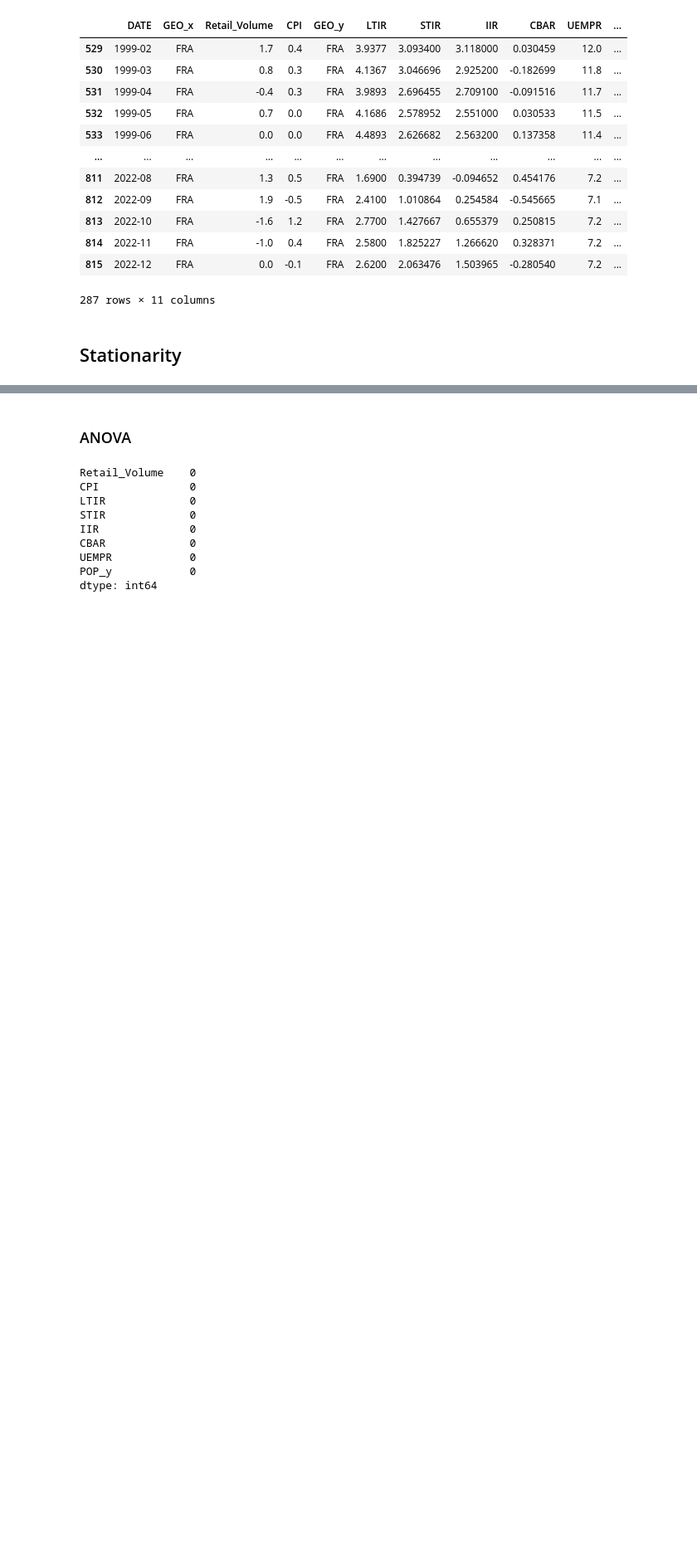
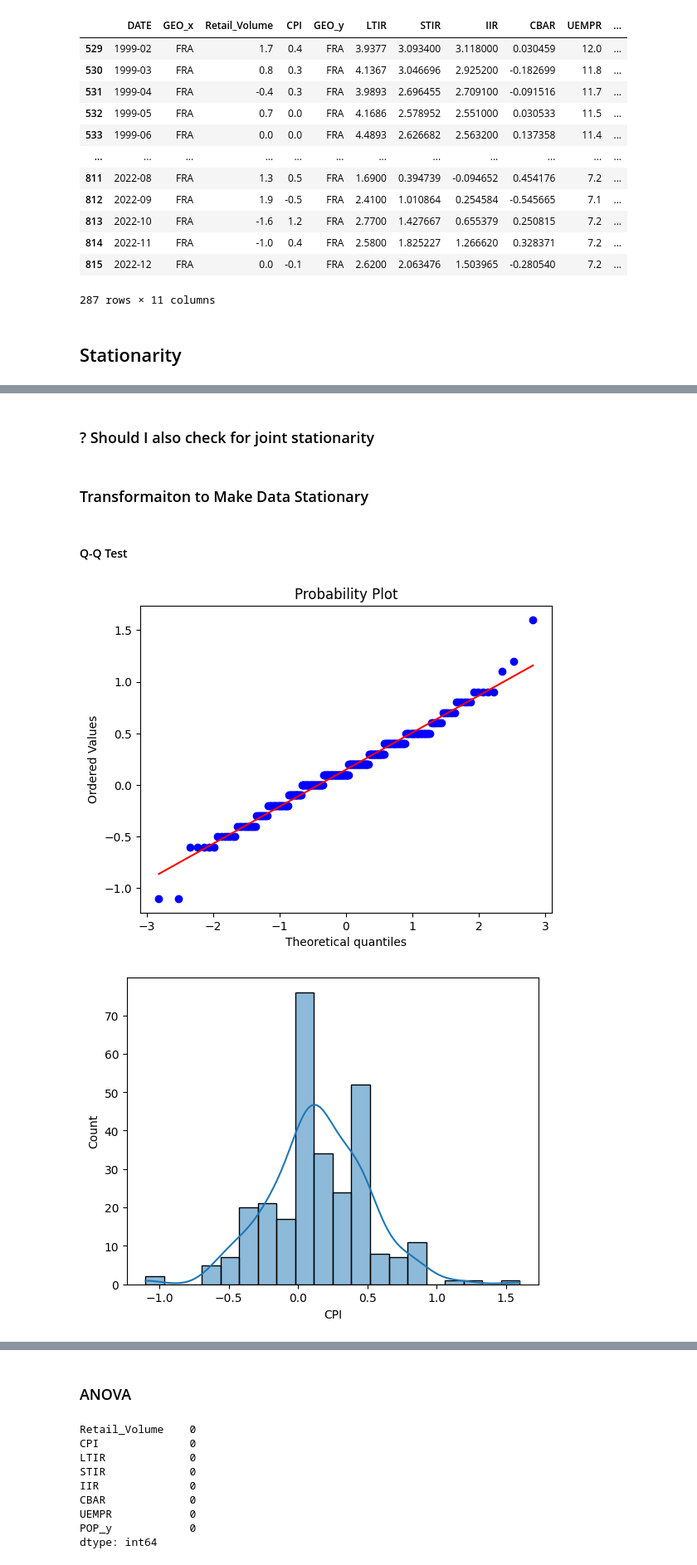
Before and after one commit to emirsglm/consumer-behavior-analysis, a Jupyter notebook: test.ipynb, the cells around one changed output, grey strips where cells are left out. Shown at 83% size. Cells and saved outputs as stored; diff of their text form; code cells hidden in the pictures; blank space fills up the shorter version.

```diff
--- a/test.ipynb
+++ b/test.ipynb
@@ -538,0 +418,20 @@ Cointegration Test p-value: 1.03993061540743e-09
+# %% [markdown]
+### ? Should I also check for joint stationarity
+# %% [markdown]
+### Transformaiton to Make Data Stationary
+# %% [markdown]
+#### Q-Q Test
+# %%
+import pandas as pd
+import matplotlib.pyplot as plt
+import seaborn as sns
+from scipy import stats
+
+stats.probplot(df_test['CPI'], dist="norm", plot=plt)
+plt.show()
+
+sns.histplot(df_test['CPI'], kde=True)
+plt.show()
+# %% [output]
+[figure, added]
+[figure, added]
```
Also changed, not shown: parts of 64 cells of this notebook.
